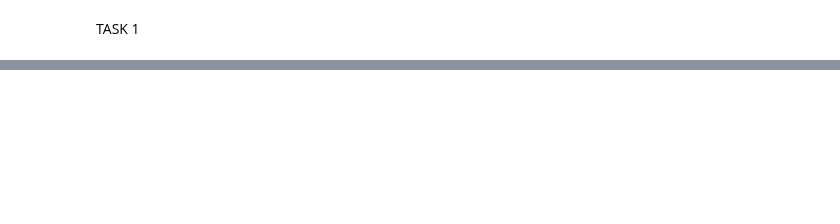
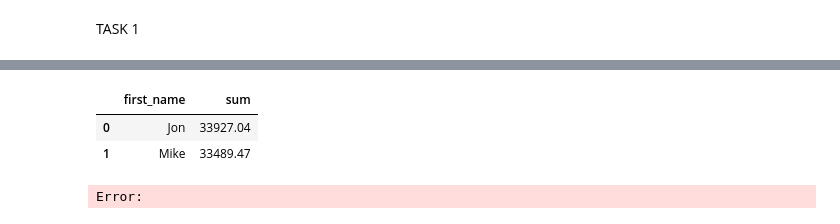
Before and after one commit to karlrydberg-stack/lab_sql_karl_rydberg_de25, a Jupyter notebook: test_sakila.ipynb, the cells around one changed output, grey strips where cells are left out. Cells and saved outputs as stored; diff of their text form; code cells hidden in the pictures; blank space fills up the shorter version.

```diff
--- a/test_sakila.ipynb
+++ b/test_sakila.ipynb
@@ -158,0 +199,17 @@ TASK 2
+# %%
+# HR wants data on the performance of the employees, measured by sum of payments
+
+sum_of_amount = duckdb.sql("""--sql
+                            SELECT
+                             s.first_name,
+                             SUM(p.amount) AS sum
+                            FROM
+                            staff s
+                            LEFT JOIN payment p ON s.staff_id = p.staff_id
+                            GROUP BY s.first_name;""").df()
+sum_of_amount
+# %% [output]
+|  | first_name | sum |
+| 0 | Jon | 33927.04 |
+| 1 | Mike | 33489.47 |
+Error:
```
Also changed, not shown: parts of 15 cells of this notebook, 8 other files.
